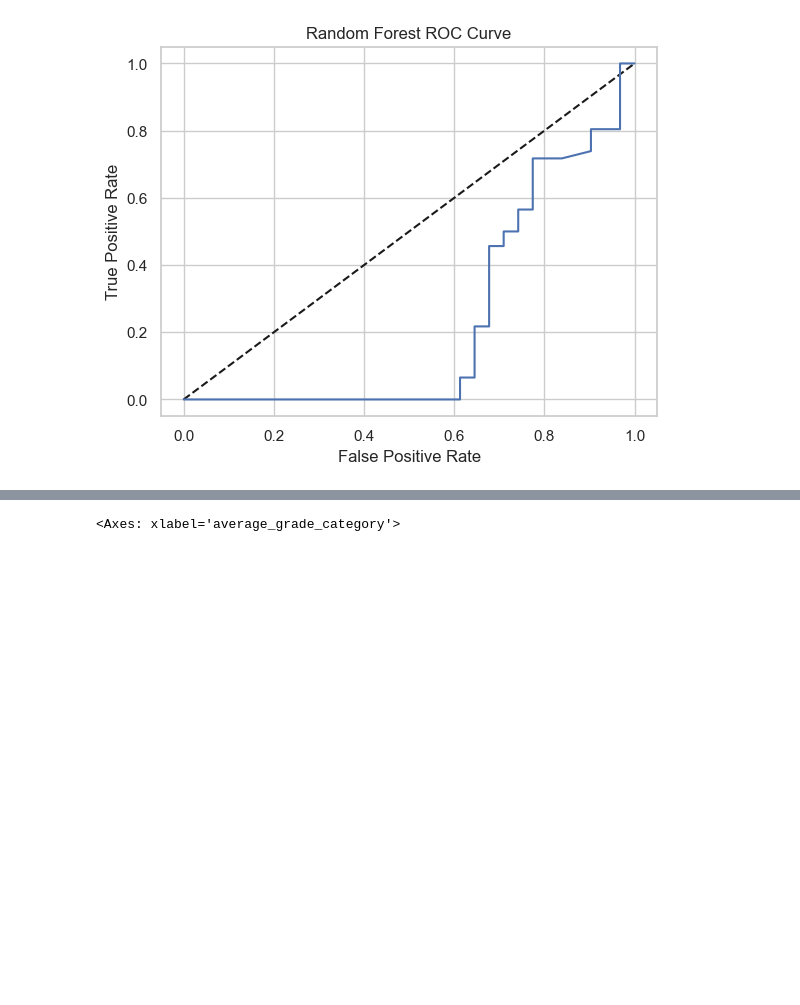
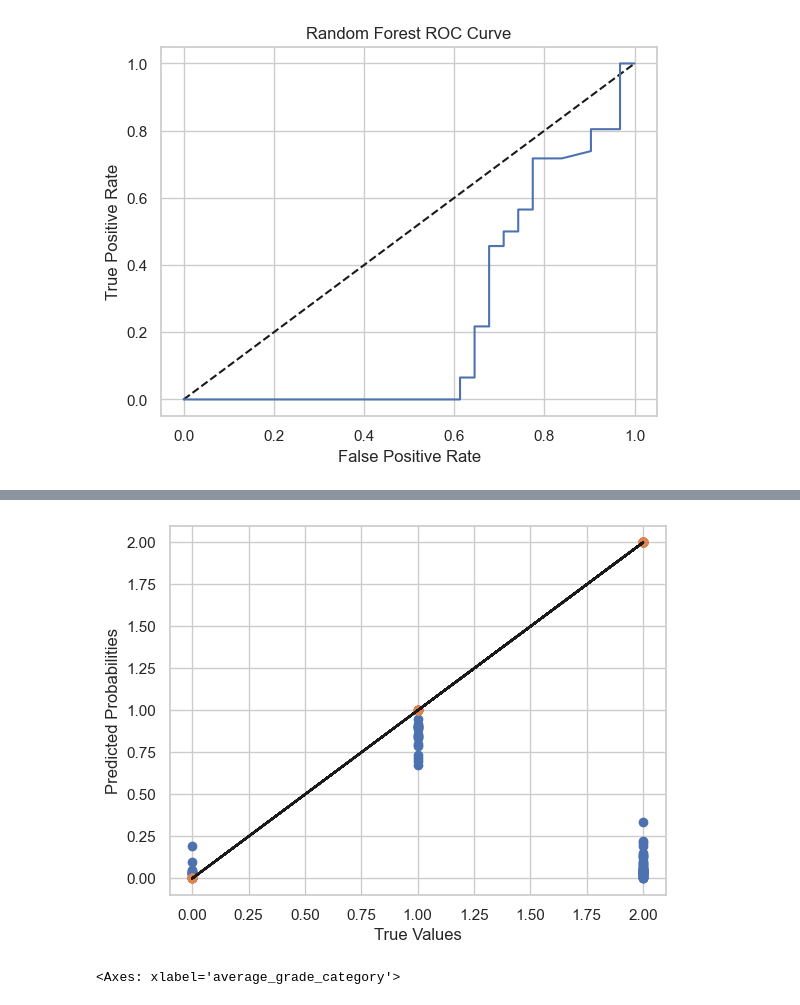
Before and after one commit to Mfundo-debug/student_performancePor, a Jupyter notebook: EDA.ipynb, the cells around one changed output, grey strips where cells are left out. Drawn from its saved outputs; the diff is of its cells as text; code cells hidden in the pictures; blank space fills up the shorter version.

```diff
--- a/EDA.ipynb
+++ b/EDA.ipynb
@@ -1121,6 +1131,16 @@ plt.ylabel('True Positive Rate')
 plt.title('SVC ROC Curve')
 plt.show()
 print("Area under curve of svc model: ", roc_auc_score(y_test, y_pred_prob))
+# %%
+#plot svc with y_tests and y_pred_probs
+plt.scatter(y_test, y_pred_prob)
+plt.scatter(y_test, y_test, cmap='rainbow')
+plt.plot(y_test, y_test, 'k--')
+plt.xlabel('True Values')
+plt.ylabel('Predicted Probabilities')
+plt.show()
+# %% [output]
+[figure, added]
 # %%
 
 #knn
```
Also changed, not shown: parts of 1 cell of this notebook.
